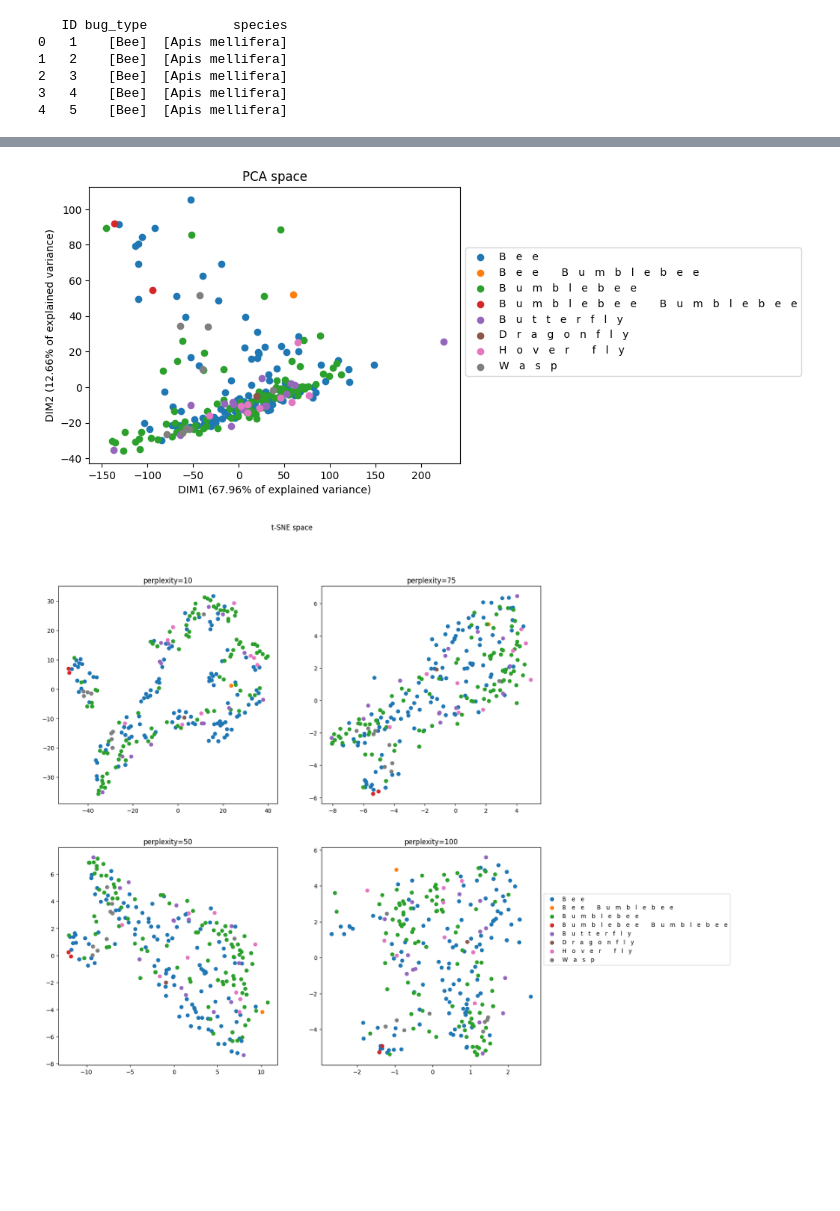
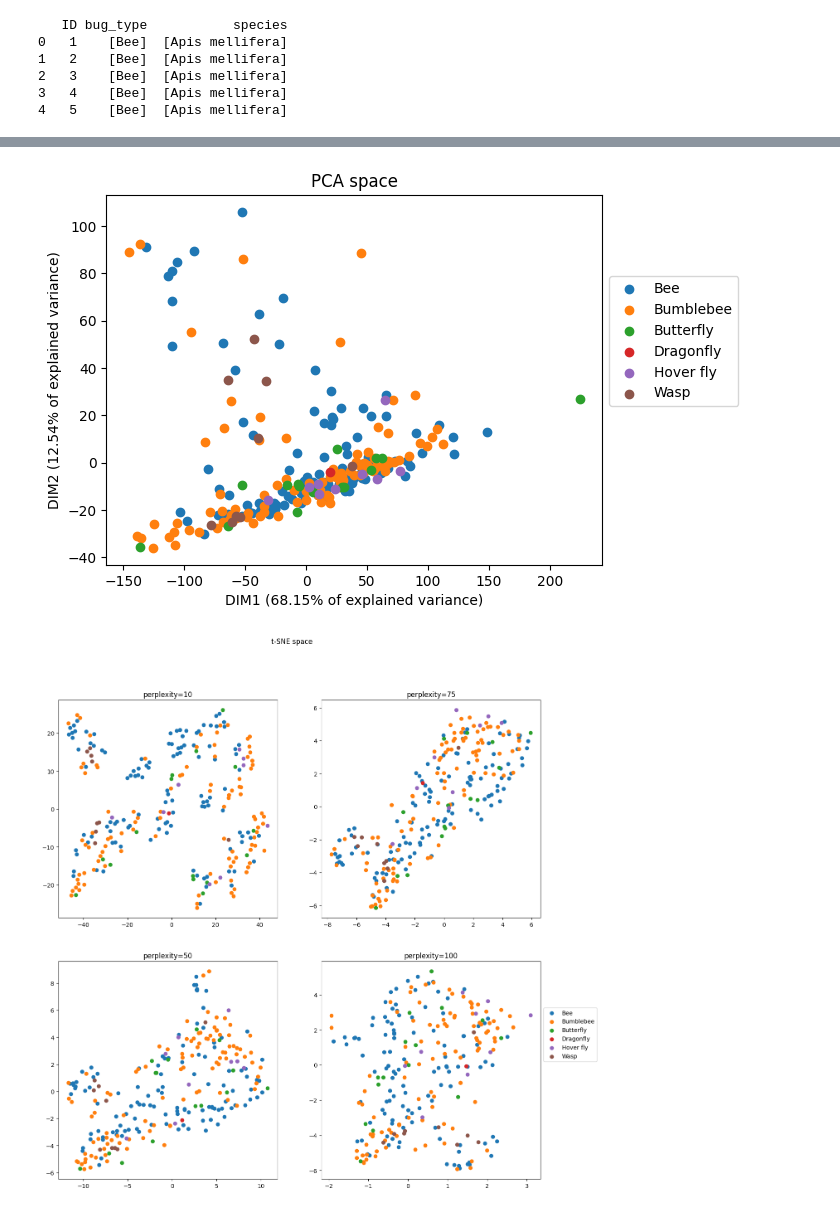
Before and after one commit to zelinze/ToBeeOrNotToBee, a Jupyter notebook: data_visualization.ipynb, the cells around one changed output, grey strips where cells are left out. Saved outputs shown, nothing was run; the diff lists cells and outputs as text; code cells hidden in the pictures; blank space fills up the shorter version.

Commit message:
supprimer les images avec deux insectes + KNN

```diff
--- a/data_visualization.ipynb
+++ b/data_visualization.ipynb
@@ -29,7 +29,12 @@ def load_features(data_feature_file):
         return None
 
 classif_df = load_classification(excel_file)
+filtered_indices = classif_df[classif_df['bug_type'].str.contains('&')].index
+classif_df = classif_df[~classif_df['bug_type'].str.contains('&')]
+
 features_df = load_features(data_feature_file)
+features_df = features_df.drop(filtered_indices[0], axis=0)
+
 
 # 处理标签
 def process_labels(df):
@@ -123,29 +128,28 @@ Passing `palette` without assigning `hue` is deprecated and will be removed in v
 [figure]
 [figure]
 # %%
-classif_df_string = classif_df
-classif_df_string["bug_type"] = classif_df["bug_type"].apply(lambda x: ' '.join(x))
-classif_df_string["species"] = classif_df["species"].apply(lambda x: ' '.join(x))
+classif_df_string = load_classification(excel_file)
+classif_df_string = classif_df_string[~classif_df_string['bug_type'].str.contains('&')]
 
 features = features_df
 
 digit_class=classif_df_string["bug_type"]
 dig_list=np.unique(digit_class.values)
 pca = PCA(n_components=2)
 digits_pca = pca.fit_transform(features)
 
 pc1 = round(pca.explained_variance_ratio_[0] * 100,2)
 pc2 = round(pca.explained_variance_ratio_[1] * 100,2)
 
 fig, ax = plt.subplots();
 for dig in dig_list:
     ax.scatter(digits_pca[digit_class==dig, 0], digits_pca[digit_class==dig, 1],label=dig);
 ax.set_xlabel("DIM1 ({0}% of explained variance)".format(pc1, fontsize=11))
 ax.set_ylabel("DIM2 ({0}% of explained variance)".format(pc2, fontsize=11))
 ax.legend(bbox_to_anchor=(1, 0.8));
 ax.set_title('PCA space', fontsize=12);
 # %% [output]
-[figure, old version]
+[figure, new version]
 # %%
 #TSNE
 from sklearn.manifold import LocallyLinearEmbedding, MDS, Isomap, TSNE
@@ -167,7 +171,7 @@ for perp, line_id, col_id in zip([10,50,75,100],
    ax[line_id, col_id].set_title("perplexity={0}".format(perp))
 plt.legend(bbox_to_anchor=(1, 0.8));
 # %% [output]
-[figure, old version]
+[figure, new version]
 # %%
 nb_lines = 2
 nb_cols = 3
```
Also changed, not shown: parts of 4 cells of this notebook, 1 other file.
